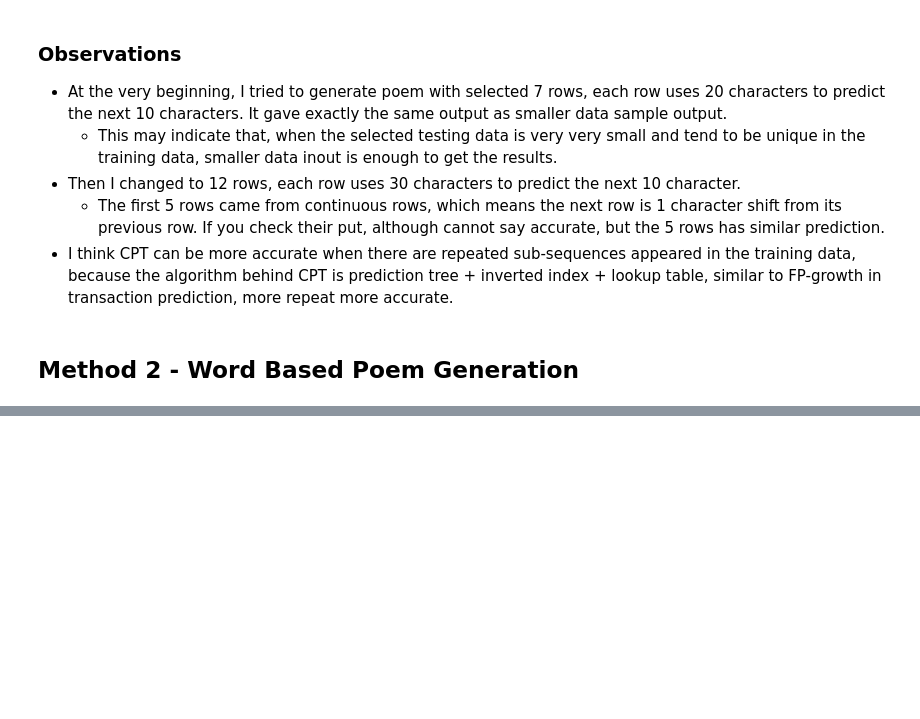
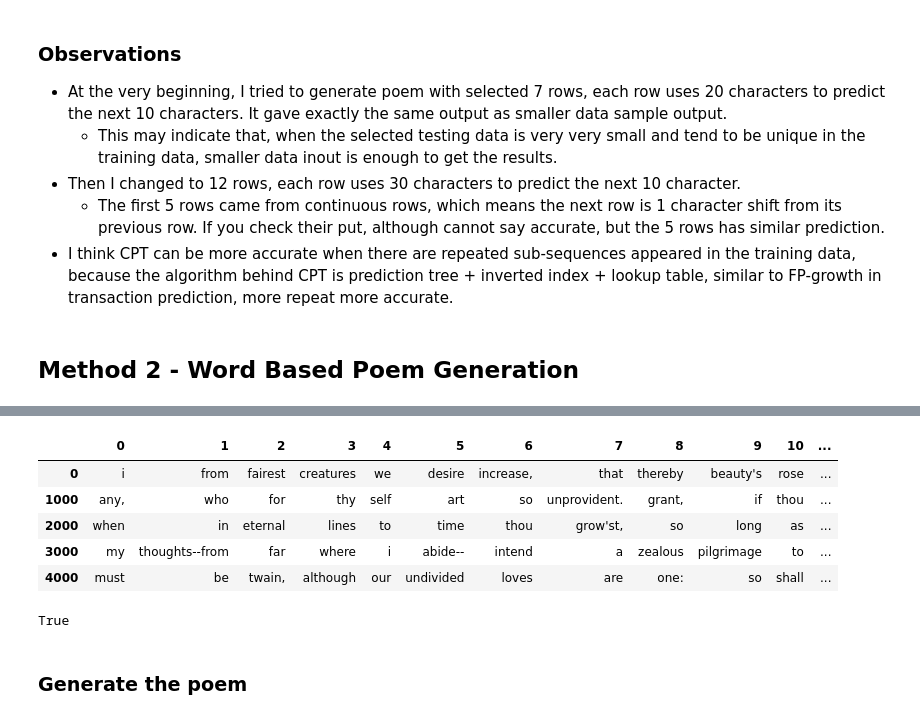
Before and after one commit to hanhanwu/Hanhan_Data_Science_Practice, a Jupyter notebook: sequencial_analysis/CPT_poem_generator.ipynb, the cells around one changed output, grey strips where cells are left out. Saved outputs shown, nothing was run; the diff lists cells and outputs as text; code cells hidden in the pictures; blank space fills up the shorter version.

```diff
--- a/sequencial_analysis/CPT_poem_generator.ipynb
+++ b/sequencial_analysis/CPT_poem_generator.ipynb
@@ -186,0 +205,17 @@ herald to the gaudy spring, wi mfcbv'k;.:
+# %%
+# The testing data will use 20 words, and I only choose 10 seperate rows from all sequences.
+## The poem output will try to predict characters based on the 20 characters in each row, 10 rows in total
+test_seq_len = 20
+output_poem_rows = 10
+
+all_testing_df = generate_char_seq(all_words, test_seq_len).T
+selected_row_idx_lst = [train_seq_len*i for i in range(output_poem_rows)]
+testing_df = all_testing_df.iloc[selected_row_idx_lst,:]
+testing_df.head()
+# %% [output]
+|  | 0 | 1 | 2 | 3 | 4 | 5 | 6 | 7 | 8 | 9 | 10 | ... |
+| 0 | i | from | fairest | creatures | we | desire | increase, | that | thereby | beauty's | rose | ... |
+| 1000 | any, | who | for | thy | self | art | so | unprovident. | grant, | if | thou | ... |
+| 2000 | when | in | eternal | lines | to | time | thou | grow'st, | so | long | as | ... |
+| 3000 | my | thoughts--from | far | where | i | abide-- | intend | a | zealous | pilgrimage | to | ... |
+| 4000 | must | be | twain, | although | our | undivided | loves | are | one: | so | shall | ... |
@@ -186,0 +225,6 @@ herald to the gaudy spring, wi mfcbv'k;.:
+# %%
+model = CPT()
+train, test = model.load_files("all_train_words.csv", "all_test_words.csv")
+model.train(train)
+# %% [output]
+True
@@ -186,0 +234,2 @@ herald to the gaudy spring, wi mfcbv'k;.:
+# %% [markdown]
+### Generate the poem
```
Also changed, not shown: parts of 7 cells of this notebook.
